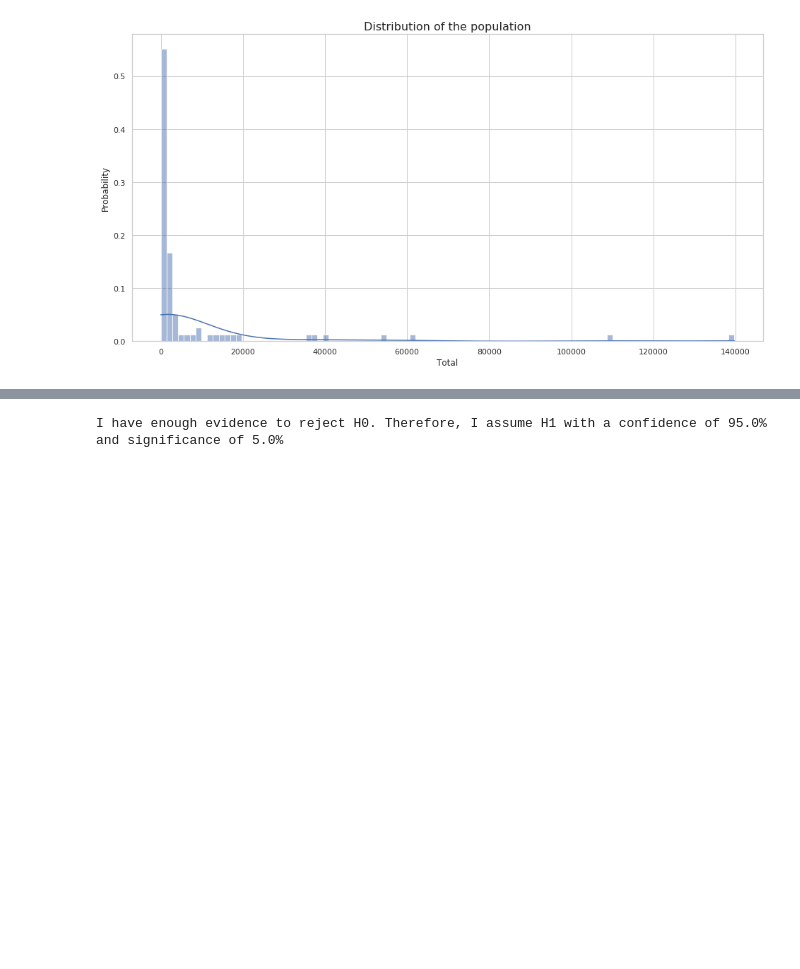
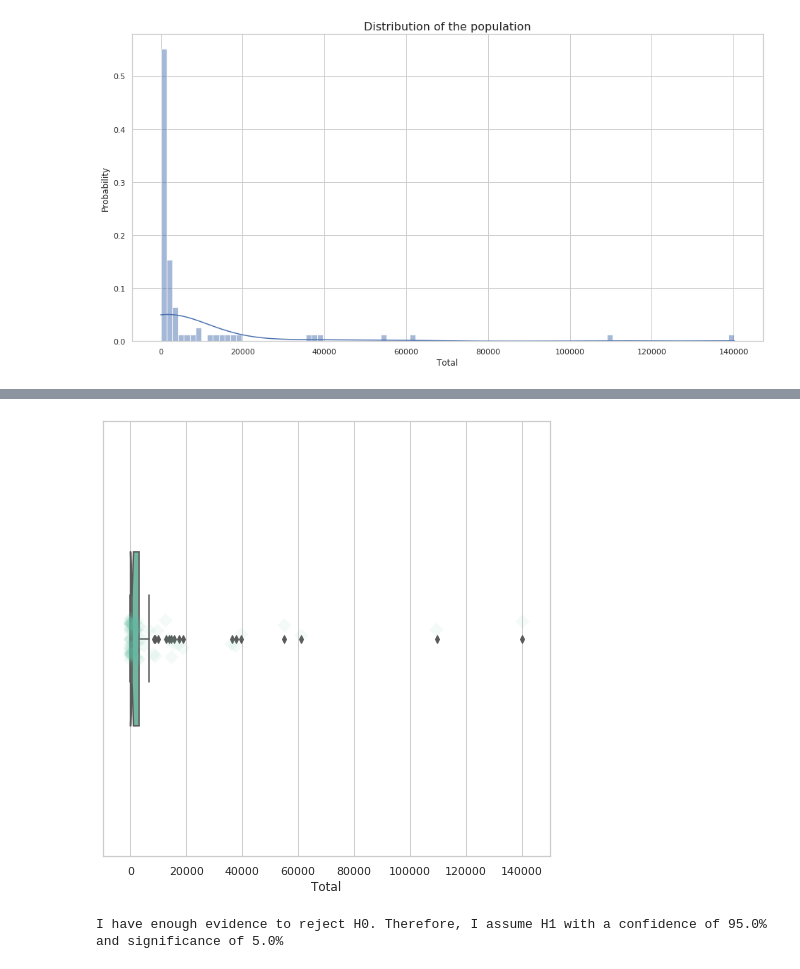
Before and after one commit to lveagithub/barcelonads, a Jupyter notebook: ThirdAssigment/Assignment_III.ipynb, the cells around one changed output, grey strips where cells are left out. Drawn from its saved outputs; the diff is of its cells as text; code cells hidden in the pictures; blank space fills up the shorter version.

```diff
--- a/ThirdAssigment/Assignment_III.ipynb
+++ b/ThirdAssigment/Assignment_III.ipynb
@@ -483,3 +483,14 @@ Ttest_indResult_tuple[1]
+# %%
+sns.set(style="whitegrid")
+# Initialize the matplotlib figure
+f, ax = plt.subplots(figsize=(8, 8))
+p = sns.boxplot(x="Total", data=dfCovid19GlobalDeathGeo_sample, showfliers = True, notch= True, width= 0.4, palette="Set2")
+p = sns.stripplot(x="Total", data=dfCovid19GlobalDeathGeo_sample, color=".25", alpha=.075,  palette="Set2", orient = 'h', jitter=0.05, size=10, marker="D")
+#str_title =  "Barcelona Height with {0} outliers".format(filtered_outliers.size)
+#plt.title(str_title)
+plt.show()
+# %% [output]
+[figure, added]
 # %%
 ttest_hypothesis_determination(pval = Ttest_indResult_tuple[1], p_alpha = 0.05)
 # %% [output]
```
Also changed, not shown: parts of 11 cells of this notebook, 9 other files.
